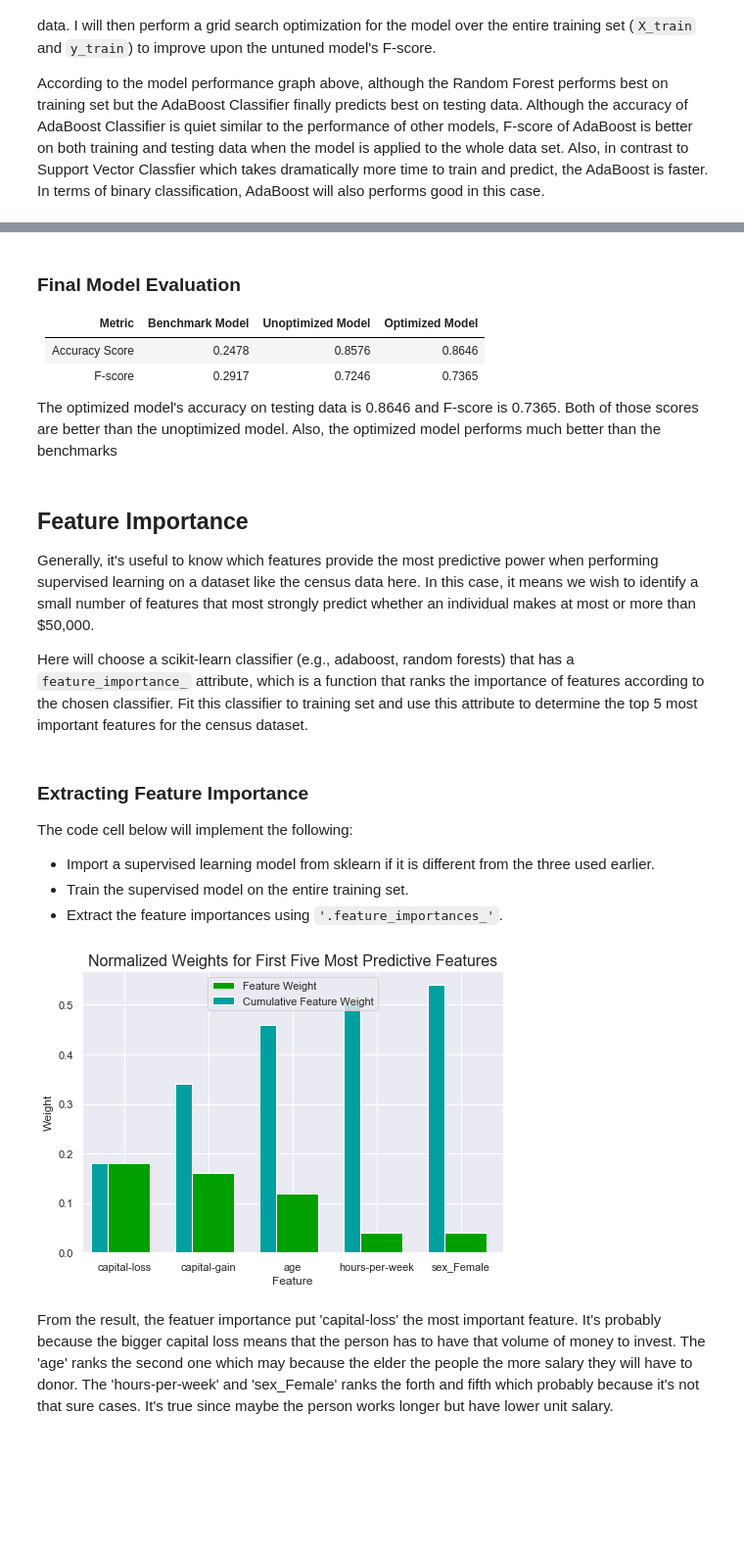
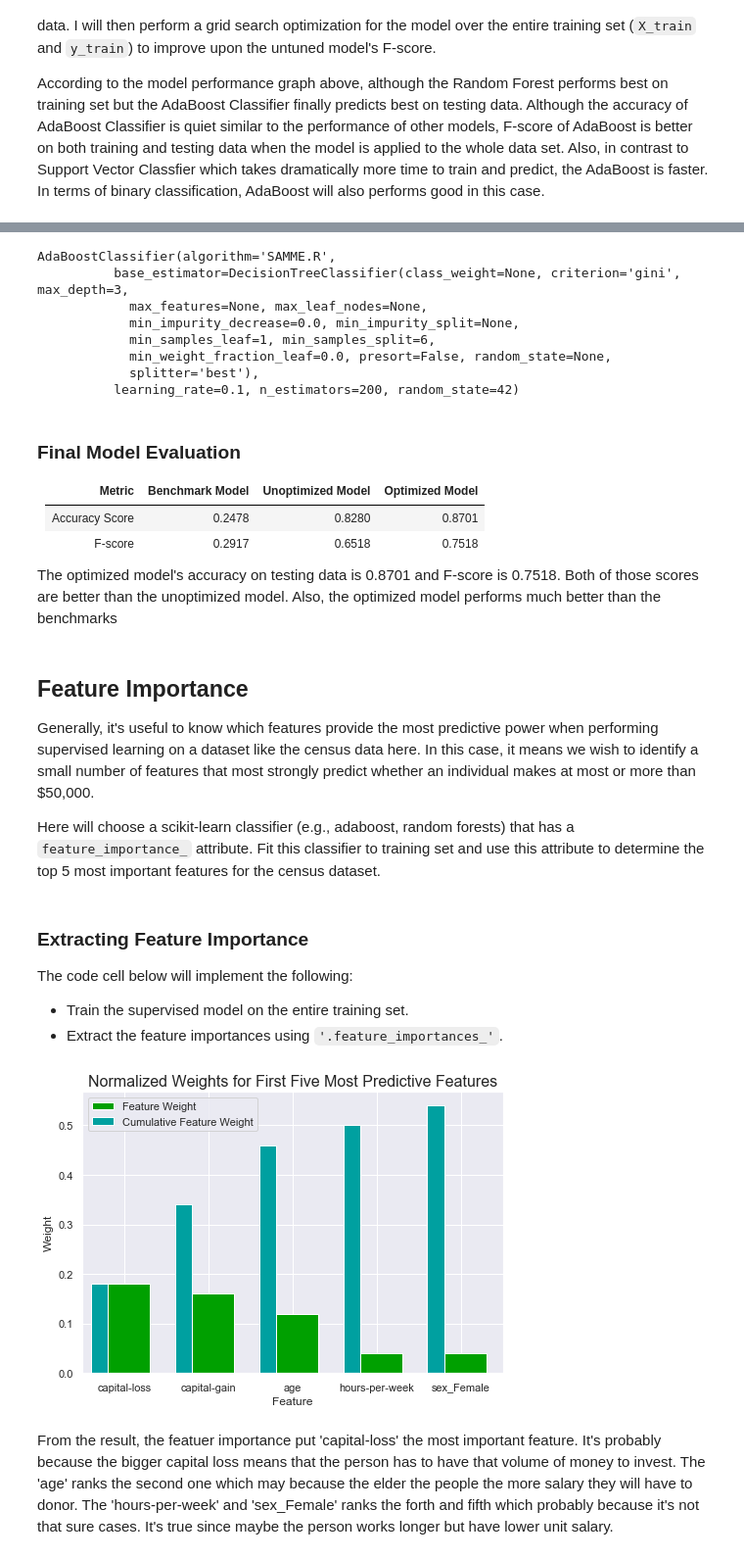
Before and after one commit to JcFreya/Adult-Census-Income, a Jupyter notebook: AF Data Science Project.ipynb, the cells around one changed output, grey strips where cells are left out. Shown at 98% size. Drawn from its saved outputs; the diff is of its cells as text; code cells hidden in the pictures; blank space fills up the shorter version.

Commit message:
Model tuning

```diff
--- a/AF Data Science Project.ipynb
+++ b/AF Data Science Project.ipynb
@@ -207,2 +215,5 @@ Here I'll generate some variables to help analysis as below:
+# %%
+# Combine the data
+adult_data = pd.concat([adult_train, adult_test])
 # %%
 # Overview of the data
@@ -278,19 +319,19 @@ plt.show()
 # %%
 # Use occupation percentage of '>50K' as order of the plot
-order = (adult_train.race[adult_train.income=='>50K'].value_counts()/adult_train.shape[0]).index
+order = (adult_data.education[adult_data.income=='>50K'].value_counts()/adult_data.shape[0]).index
 
 # Plotting the income by age
 plt.figure(figsize=(8,6))
-ax = sns.countplot(x = 'race', hue = 'income', order = order, data = adult_train, saturation=1)
-ax.set_title('Income by Race', fontsize = 14)
-ax.set_xlabel("Race")
-ax.set_ylabel("Number of Records")
+ax = sns.countplot(x = 'education', hue = 'income', order = order, data = adult_data, saturation=1)
+ax.set_title('Income by Education', fontsize = 14)
+ax.set_xlabel("Education")
+ax.set_ylabel("Proportion of Records")
 
 # new_ticks = [i.get_text() for i in ax.get_xticklabels()]
 # plt.xticks(range(0, len(new_ticks), 10), new_ticks[::10])
 ax.set_xticklabels(ax.get_xticklabels(), rotation=40, ha="right")
 
-total = adult_train.shape[0]*1.
+total = adult_data.shape[0]*1.
 ax.set_yticklabels(map('{:.1f}%'.format, 100*ax.yaxis.get_majorticklocs()/total))
 ax.legend(loc=1, title='Income')
 
@@ -825,60 +894,63 @@ ValueError: Invalid parameter loss for estimator AdaBoostClassifier(algorithm='S
+# %%
+print(best_clf)
+# %% [output]
+AdaBoostClassifier(algorithm='SAMME.R',
+          base_estimator=DecisionTreeClassifier(class_weight=None, criterion='gini', max_depth=3,
+            max_features=None, max_leaf_nodes=None,
+            min_impurity_decrease=0.0, min_impurity_split=None,
+            min_samples_leaf=1, min_samples_split=6,
+            min_weight_fraction_leaf=0.0, presort=False, random_state=None,
+            splitter='best'),
+          learning_rate=0.1, n_estimators=200, random_state=42)
 # %% [markdown]
 ### Final Model Evaluation
 
 |     Metric     |  Benchmark Model  |Unoptimized Model | Optimized Model |
 | :------------: | :---------------: |:---------------: | :-------------: |
-| Accuracy Score |      0.2478       |      0.8576      |     0.8646      |
-| F-score        |      0.2917       |      0.7246      |     0.7365      |
+| Accuracy Score |      0.2478       |      0.8280      |     0.8701      |
+| F-score        |      0.2917       |      0.6518      |     0.7518      |
 
-The optimized model's accuracy on testing data is 0.8646 and F-score is 0.7365. Both of those scores are better than the unoptimized model. Also, the optimized model performs much better than the benchmarks
+The optimized model's accuracy on testing data is 0.8701 and F-score is 0.7518. Both of those scores are better than the unoptimized model. Also, the optimized model performs much better than the benchmarks
 # %% [markdown]
 ## Feature Importance
 
 Generally, it's useful to know which features provide the most predictive power when performing supervised learning on a dataset like the census data here. In this case, it means we wish to identify a small number of features that most strongly predict whether an individual makes at most or more than \$50,000.
 
-Here will choose a scikit-learn classifier (e.g., adaboost, random forests) that has a `feature_importance_` attribute, which is a function that ranks the importance of features according to the chosen classifier. Fit this classifier to training set and use this attribute to determine the top 5 most important features for the census dataset.
+Here will choose a scikit-learn classifier (e.g., adaboost, random forests) that has a `feature_importance_` attribute. Fit this classifier to training set and use this attribute to determine the top 5 most important features for the census dataset.
 # %% [markdown]
 ### Extracting Feature Importance
 
 The code cell below will implement the following:
- - Import a supervised learning model from sklearn if it is different from the three used earlier.
  - Train the supervised model on the entire training set.
  - Extract the feature importances using `'.feature_importances_'`.
 # %%
-# Import a supervised learning model that has 'feature_importances_'
-from sklearn.ensemble import AdaBoostClassifier
-
 # Train the supervised model on the training set using .fit(X_train, y_train)
 model = AdaBoostClassifier(random_state=42).fit(X_train, y_train)
 
 # Extract the feature importances using .feature_importances_
 importances = model.feature_importances_
-
-# Plot
-# vs.feature_plot(importances, X_train, y_train)
 
 # Display the five most important features
 indices = np.argsort(importances)[::-1]
 columns = X_train.columns.values[indices[:5]]
 values = importances[indices][:5]
 
 # Creat the plot
 fig = plt.figure(figsize = (7,5))
 plt.title("Normalized Weights for First Five Most Predictive Features", fontsize = 16)
-plt.bar(np.arange(5), values, width = 0.6, align="center", color = '#00A000', \
-        label = "Feature Weight")
+plt.bar(np.arange(5), values, width = 0.6, align="center", color = '#00A000', label = "Feature Weight")
 plt.bar(np.arange(5) - 0.3, np.cumsum(values), width = 0.2, align = "center", color = '#00A0A0', \
         label = "Cumulative Feature Weight")
 plt.xticks(np.arange(5), columns)
 plt.xlim((-0.5, 4.5))
 plt.ylabel("Weight", fontsize = 12)
 plt.xlabel("Feature", fontsize = 12)
 
-plt.legend(loc = 'upper center')
+plt.legend(loc = 'upper left')
 plt.tight_layout()
 plt.show()
 # %% [output]
-[figure, old version]
+[figure, new version]
 # %% [markdown]
 From the result, the featuer importance put 'capital-loss' the most important feature. It's probably because the bigger capital loss means that the person has to have that volume of money to invest. The 'age' ranks the second one which may because the elder the people the more salary they will have to donor. The 'hours-per-week' and 'sex_Female' ranks the forth and fifth which probably because it's not that sure cases. It's true since maybe the person works longer but have lower unit salary.
 # %% [markdown]
```
Also changed, not shown: parts of 49 cells of this notebook.
